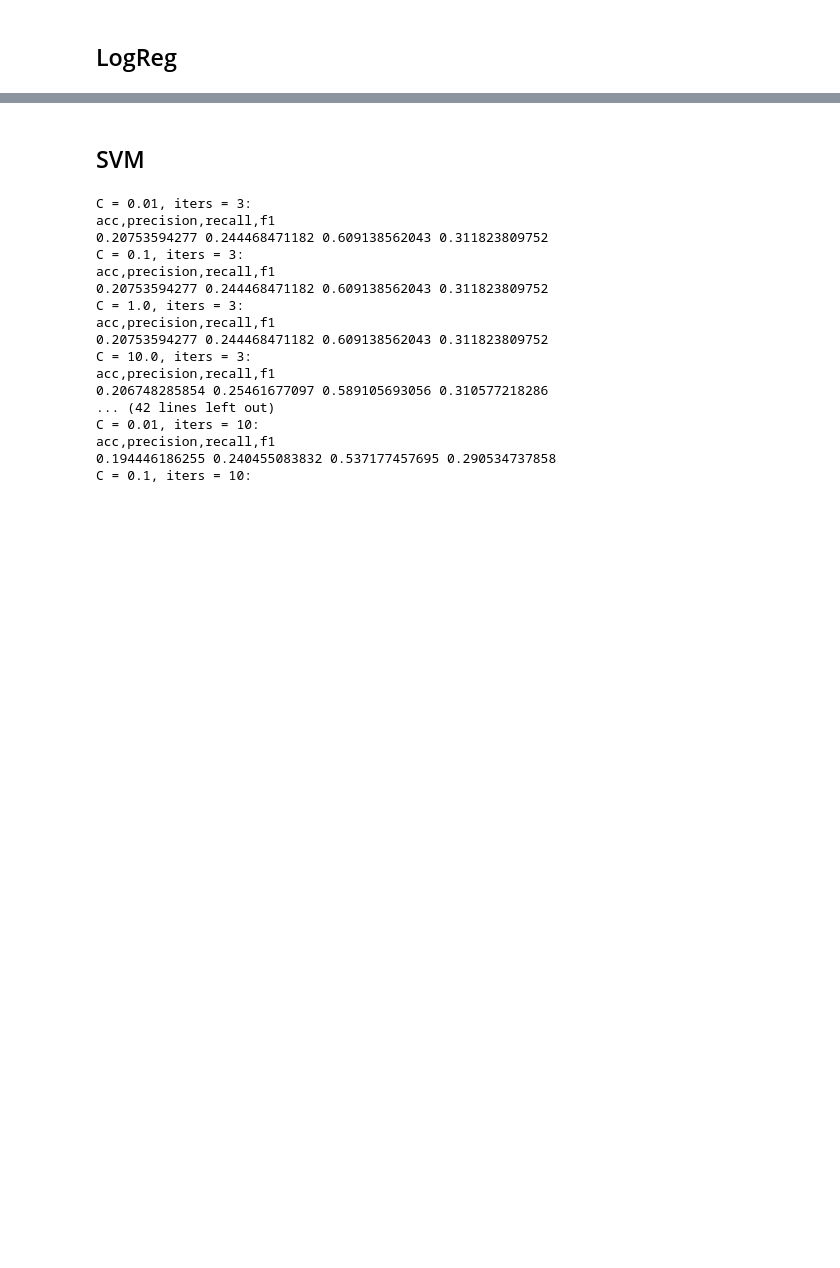
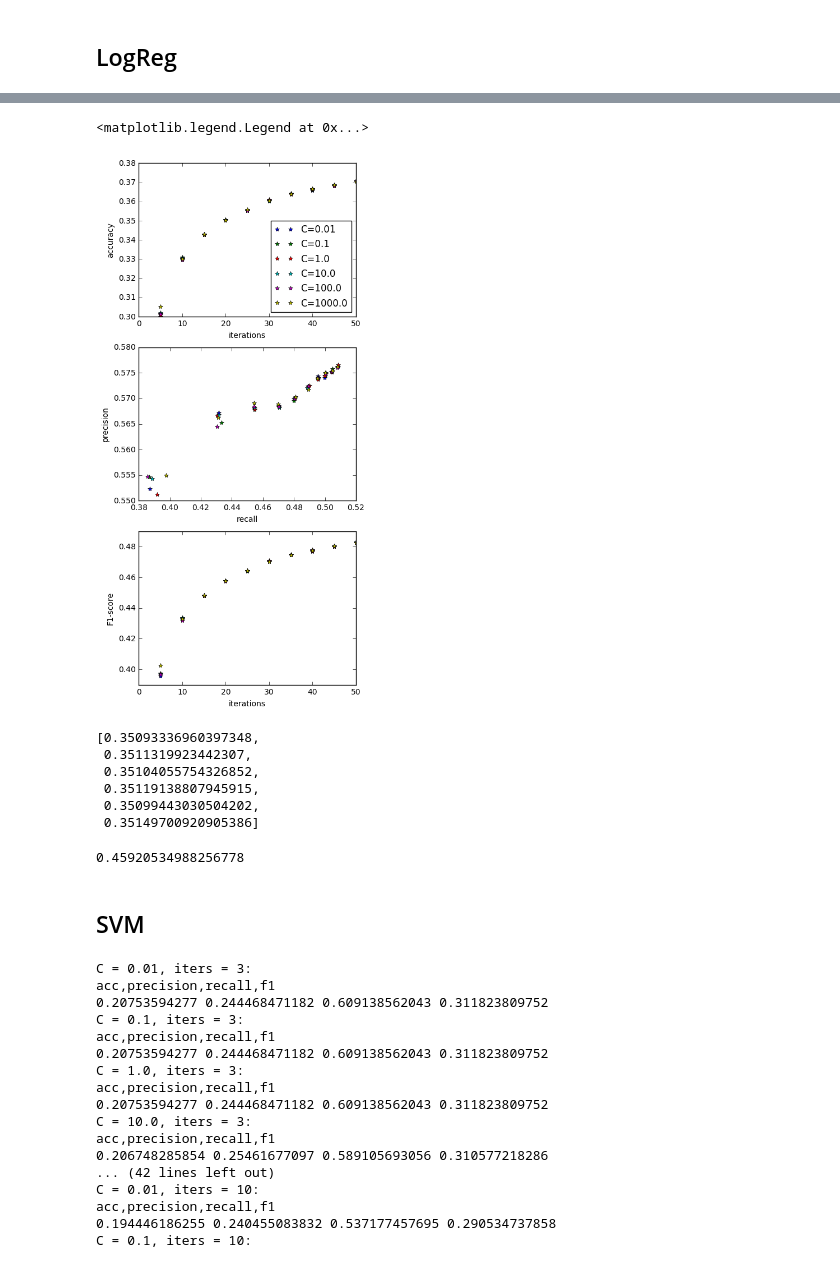
Before and after one commit to jamesmullenbach/caml-mimic, a Jupyter notebook: mimic.ipynb, the cells around one changed output, grey strips where cells are left out. Saved outputs shown, nothing was run; the diff lists cells and outputs as text; code cells hidden in the pictures; blank space fills up the shorter version.

```diff
--- a/mimic.ipynb
+++ b/mimic.ipynb
@@ -92,0 +123,38 @@ acc,precision,recall,f1
+# %%
+its = np.linspace(5,50,10)
+
+fig,ax = plt.subplots(3,1)
+fig.set_size_inches(5,12)
+ax[0].set_xlabel("iterations")
+ax[1].set_xlabel("recall")
+ax[2].set_xlabel("iterations")
+ax[0].set_ylabel("accuracy")
+ax[1].set_ylabel("precision")
+ax[2].set_ylabel("F1-score")
+ax[0].set_xlim(0,iter_step*num_steps)
+# ax[1].set_xlim(0,1)
+ax[2].set_xlim(0,iter_step*num_steps)
+
+for C in Cs:
+    ax[0].plot(its,accs[C], '*', label="C=" + str(C))
+    ax[1].plot(recalls[C], precisions[C], '*', label="C=" + str(C))
+    ax[2].plot(its, f1s[C], '*', label="C=" + str(C))
+ax[0].legend(loc=4)
+# %% [output]
+<matplotlib.legend.Legend at 0x...>
+[figure, added]
+# %%
+mean_accs = [np.array(accs[C]).mean() for C in Cs]
+mean_accs
+# %% [output]
+[0.35093336960397348,
+ 0.3511319923442307,
+ 0.35104055754326852,
+ 0.35119138807945915,
+ 0.35099443030504202,
+ 0.35149700920905386]
+# %%
+mean_f1s = [np.array(f1s[C]).mean() for C in Cs]
+np.array(f1s[1000]).mean()
+# %% [output]
+0.45920534988256778
```
Also changed, not shown: parts of 39 cells of this notebook, 1 other file.
